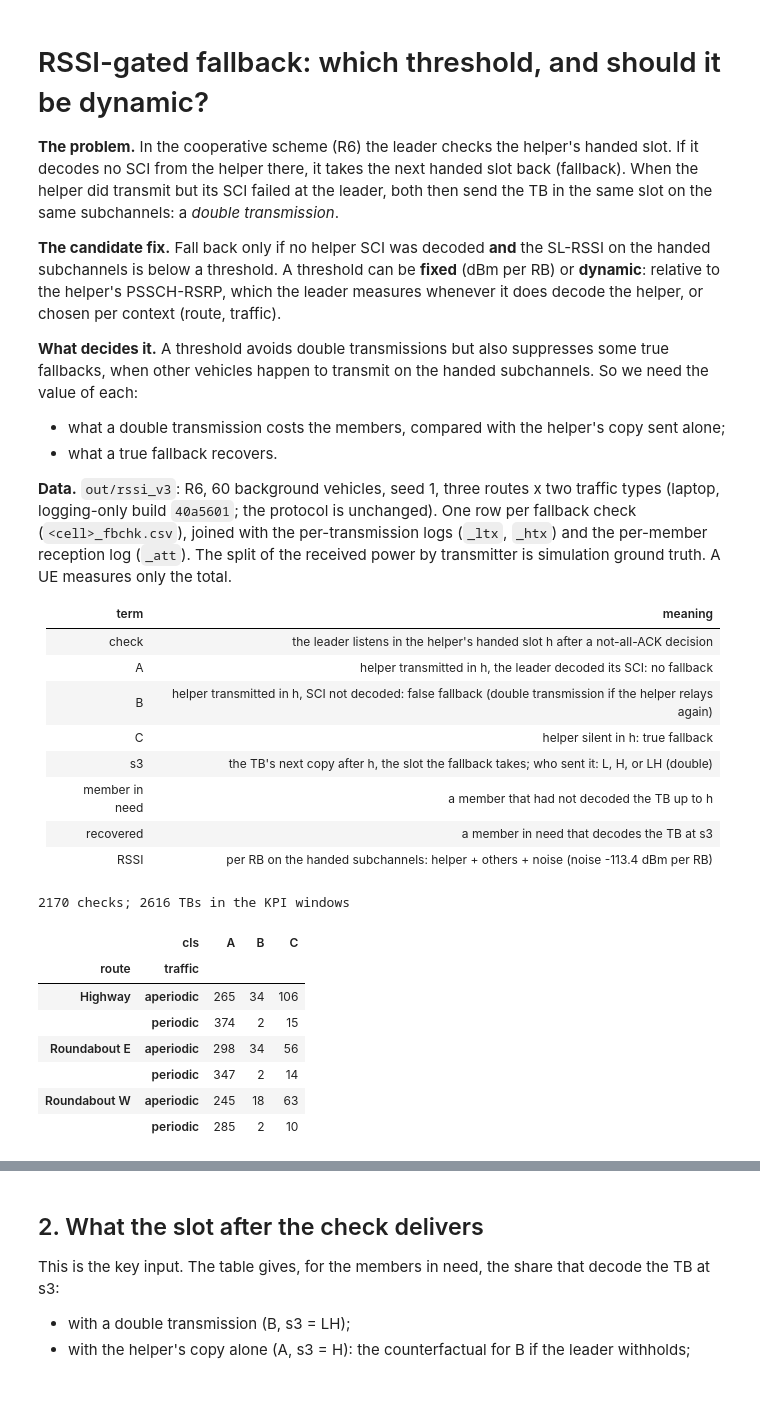
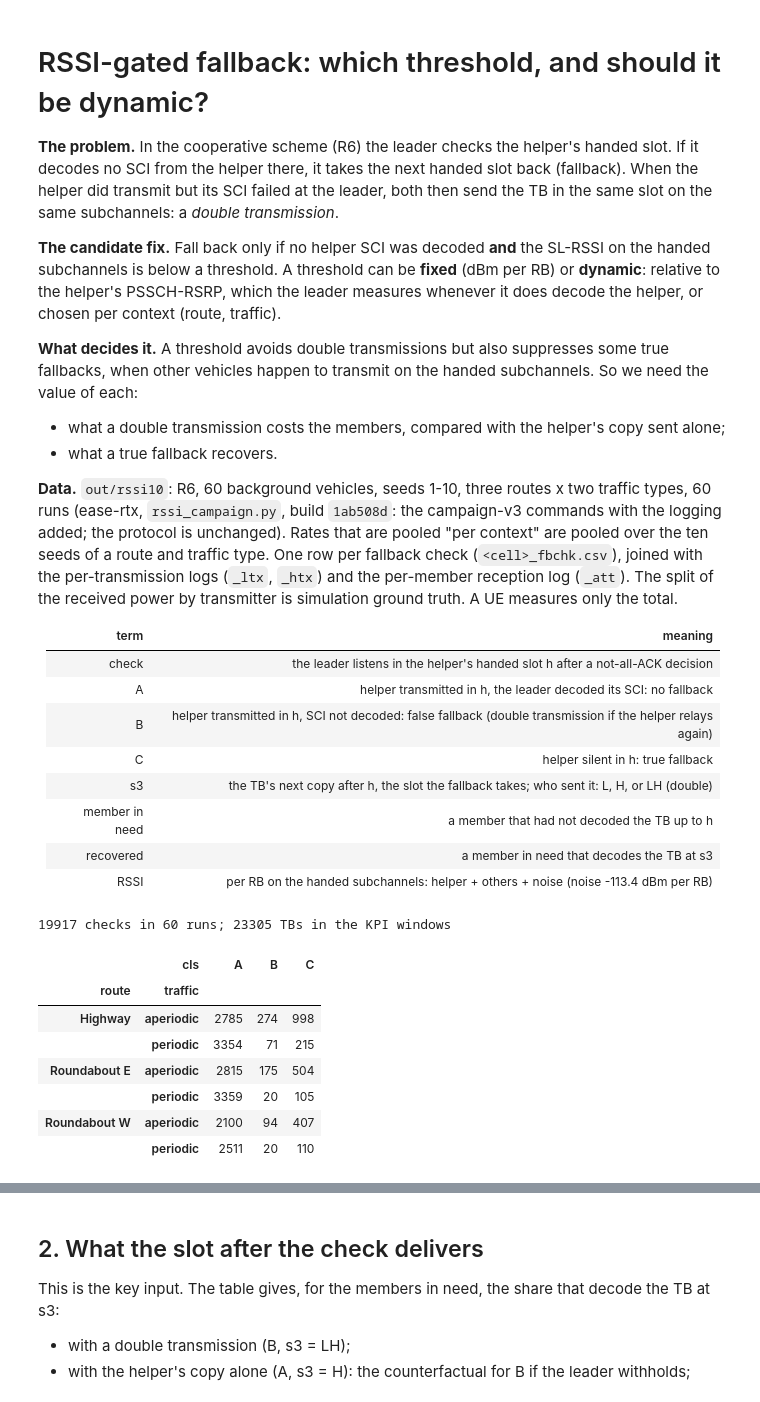
Before and after one commit to 0had0/groupcast-adaptation-ns3, a Jupyter notebook: scratch_overlay/platoon_harq_robustness_eval/harq_helper_study/RSSI_FALLBACK.ipynb, the cells around one changed output, grey strips where cells are left out. Saved outputs shown, nothing was run; the diff lists cells and outputs as text; code cells hidden in the pictures.

```diff
--- a/scratch_overlay/platoon_harq_robustness_eval/harq_helper_study/RSSI_FALLBACK.ipynb
+++ b/scratch_overlay/platoon_harq_robustness_eval/harq_helper_study/RSSI_FALLBACK.ipynb
@@ -14,8 +14,9 @@ vehicles happen to transmit on the handed subchannels. So we need the value of e
 - what a double transmission costs the members, compared with the helper's copy sent alone;
 - what a true fallback recovers.
 
-**Data.** `out/rssi_v3`: R6, 60 background vehicles, seed 1, three routes x two traffic types (laptop,
-logging-only build `40a5601`; the protocol is unchanged). One row per fallback check
+**Data.** `out/rssi10`: R6, 60 background vehicles, seeds 1-10, three routes x two traffic types, 60 runs
+(ease-rtx, `rssi_campaign.py`, build `1ab508d`: the campaign-v3 commands with the logging added; the protocol is
+unchanged). Rates that are pooled "per context" are pooled over the ten seeds of a route and traffic type. One row per fallback check
 (`<cell>_fbchk.csv`), joined with the per-transmission logs (`_ltx`, `_htx`) and the per-member reception log
 (`_att`). The split of the received power by transmitter is simulation ground truth. A UE measures only the total.
 
@@ -32,25 +33,26 @@ logging-only build `40a5601`; the protocol is unchanged). One row per fallback c
 # %%
 import numpy as np, pandas as pd, matplotlib.pyplot as plt, os
 import rssi_threshold as R
+DATA = 'out/rssi10'
 FIG = 'figures/rssi_fallback'; os.makedirs(FIG, exist_ok=True)
 plt.rcParams.update({'figure.dpi': 110, 'font.size': 9, 'axes.grid': True, 'grid.alpha': 0.3})
 COL = {'A': '#4C78A8', 'B': '#E45756', 'C': '#54A24B'}
 LBL = {'A': 'A: helper sent, SCI decoded', 'B': 'B: helper sent, SCI missed', 'C': 'C: helper silent'}
-d = R.load('out/rssi_v3')
+d = R.load(DATA)
 d['helper_ref'] = R.helper_reference(d)
-ra = R.r_alone_by_cell(d)
-print(len(d), 'checks;', d.drop_duplicates('cell').tbs.sum(), 'TBs in the KPI windows')
+ra = R.r_alone_by_ctx(d)
+print(len(d), 'checks in', d.cell.nunique(), 'runs;', d.drop_duplicates('cell').tbs.sum(), 'TBs in the KPI windows')
 d.pivot_table(index=['route', 'traffic'], columns='cls', values='t', aggfunc='size', fill_value=0)
 # %% [output]
-2170 checks; 2616 TBs in the KPI windows
+19917 checks in 60 runs; 23305 TBs in the KPI windows
 |  | cls | A | B | C |
 | route | traffic |  |  |  |
-| Highway | aperiodic | 265 | 34 | 106 |
-|  | periodic | 374 | 2 | 15 |
-| Roundabout E | aperiodic | 298 | 34 | 56 |
-|  | periodic | 347 | 2 | 14 |
-| Roundabout W | aperiodic | 245 | 18 | 63 |
-|  | periodic | 285 | 2 | 10 |
+| Highway | aperiodic | 2785 | 274 | 998 |
+|  | periodic | 3354 | 71 | 215 |
+| Roundabout E | aperiodic | 2815 | 175 | 504 |
+|  | periodic | 3359 | 20 | 105 |
+| Roundabout W | aperiodic | 2100 | 94 | 407 |
+|  | periodic | 2511 | 20 | 110 |
 # %% [markdown]
 ## 1. What the leader measures
 
```
Also changed, not shown: parts of 10 cells of this notebook, 5 other files.
